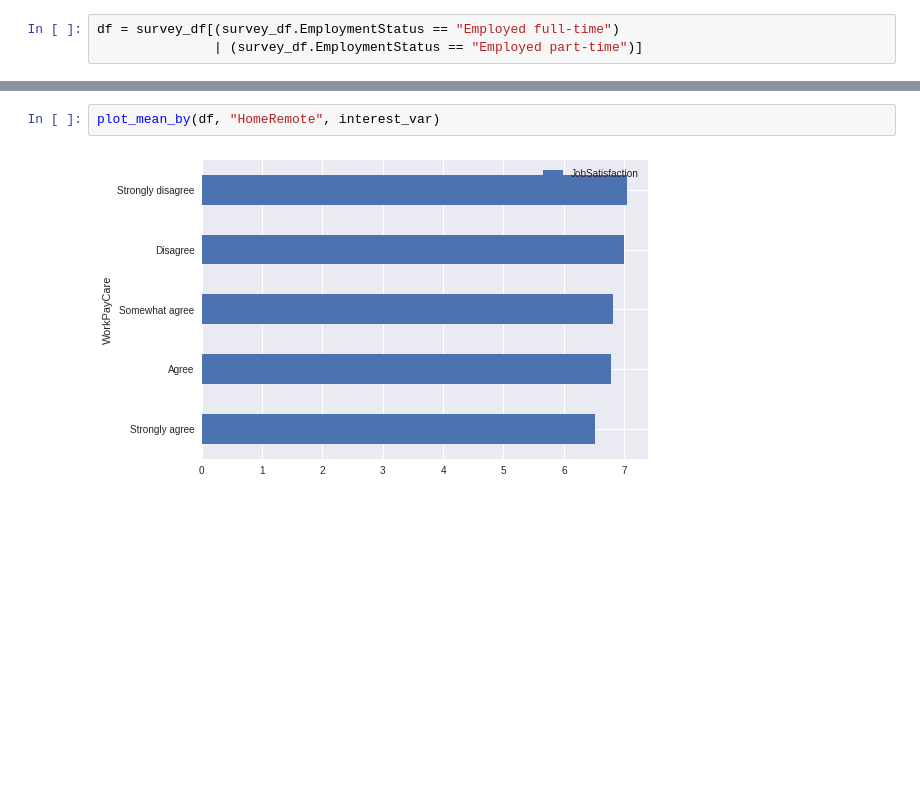
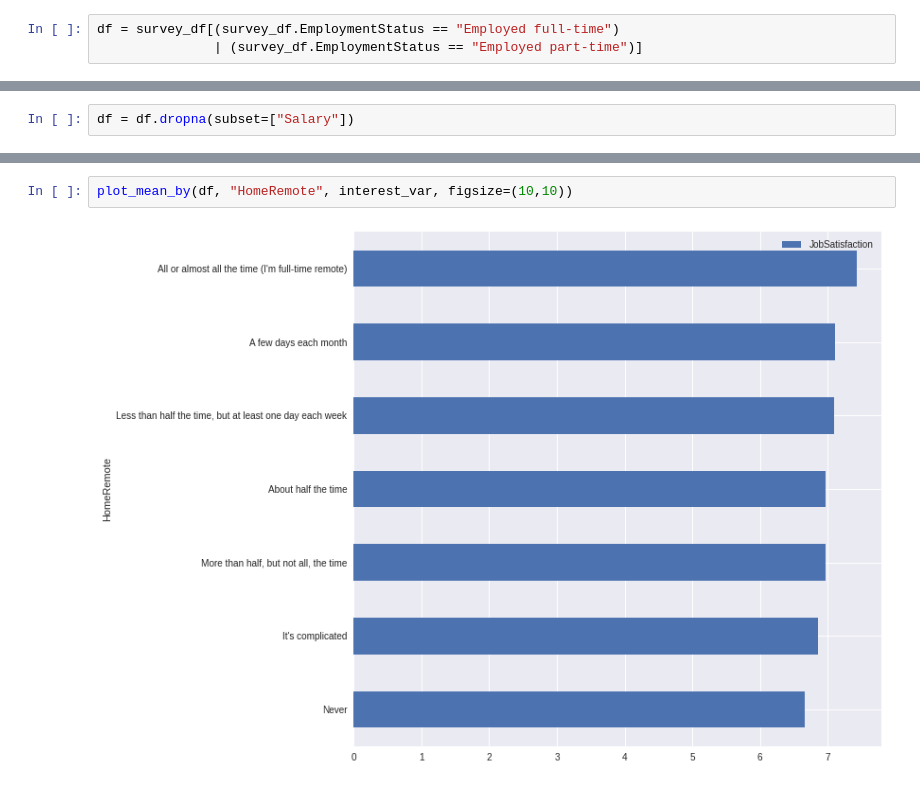
Before and after one commit to sgm1191/airbnb_data, a Jupyter notebook: initial_data_exploration.ipynb, the cells around one changed output, grey strips where cells are left out. Saved outputs shown, nothing was run; the diff lists cells and outputs as text; blank space fills up the shorter version.

```diff
--- a/initial_data_exploration.ipynb
+++ b/initial_data_exploration.ipynb
@@ -79,0 +150,2 @@ df = survey_df[(survey_df.EmploymentStatus == "Employed full-time")
+# %%
+df = df.dropna(subset=["Salary"])
@@ -111,5 +197,5 @@ plot_mean_by(df, "JobSecurity", interest_var)
 # %%
-plot_mean_by(df, "HomeRemote", interest_var)
+plot_mean_by(df, "HomeRemote", interest_var, figsize=(10,10))
 # %% [output]
-[figure, old version]
+[figure, new version]
 # %%
```
Also changed, not shown: parts of 50 cells of this notebook.
